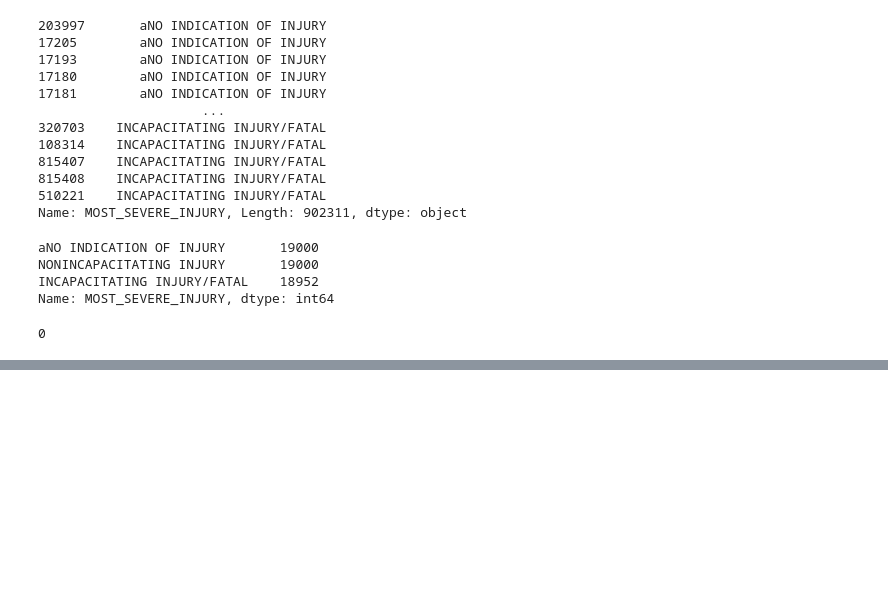
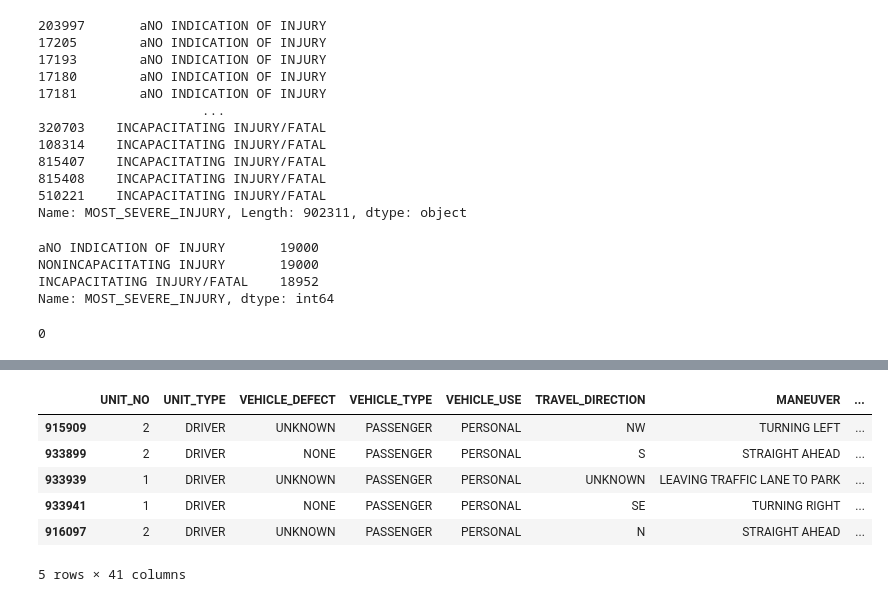
Before and after one commit to marcosvppfernandes/chicagoteam_quanggang, a Jupyter notebook: marcos_eda.ipynb, the cells around one changed output, grey strips where cells are left out. Drawn from its saved outputs; the diff is of its cells as text; code cells hidden in the pictures; blank space fills up the shorter version.

```diff
--- a/marcos_eda.ipynb
+++ b/marcos_eda.ipynb
@@ -1134,0 +1502,2 @@ df.head(3)
+# %%
+ds = df.drop(columns=['MOST_SEVERE_INJURY'])
@@ -1134,0 +1560,19 @@ df.head(3)
+# %%
+ds1 = ds.drop(columns=['CRASH_UNIT_ID',
+ 'CRASH_RECORD_ID',
+ 'MAKE',
+ 'MODEL',
+ 'VEHICLE_YEAR',
+ 'DATE_POLICE_NOTIFIED',
+ 'STREET_NO',
+ 'STREET_NAME',
+ 'BEAT_OF_OCCURRENCE',
+ 'LATITUDE',
+ 'LONGITUDE',
+ 'DATE_ACCIDENT',
+ 'PERSON_ID',
+ 'RD_NO',
+ 'VEHICLE_ID',
+ 'CRASH_DATE',
+ 'CITY',
+ 'AGE'])
@@ -1134,0 +1597,16 @@ df.head(3)
+# %%
+ds1 = ds1.drop(columns=['INJURIES_TOTAL', 'INJURIES_FATAL', 'INJURIES_INCAPACITATING',
+       'INJURIES_NON_INCAPACITATING', 'INJURIES_REPORTED_NOT_EVIDENT',
+       'INJURIES_NO_INDICATION', 'INJURIES_UNKNOWN'])
+# %%
+ds1 = ds1.drop(columns=['INJURY_CLASSIFICATION'])
+# %%
+ds1.head()
+# %% [output]
+|  | UNIT_NO | UNIT_TYPE | VEHICLE_DEFECT | VEHICLE_TYPE | VEHICLE_USE | TRAVEL_DIRECTION | MANEUVER | ... |
+| 915909 | 2 | DRIVER | UNKNOWN | PASSENGER | PERSONAL | NW | TURNING LEFT | ... |
+| 933899 | 2 | DRIVER | NONE | PASSENGER | PERSONAL | S | STRAIGHT AHEAD | ... |
+| 933939 | 1 | DRIVER | UNKNOWN | PASSENGER | PERSONAL | UNKNOWN | LEAVING TRAFFIC LANE TO PARK | ... |
+| 933941 | 1 | DRIVER | NONE | PASSENGER | PERSONAL | SE | TURNING RIGHT | ... |
+| 916097 | 2 | DRIVER | UNKNOWN | PASSENGER | PERSONAL | N | STRAIGHT AHEAD | ... |
+5 rows × 41 columns
```
Also changed, not shown: parts of 108 cells of this notebook.
